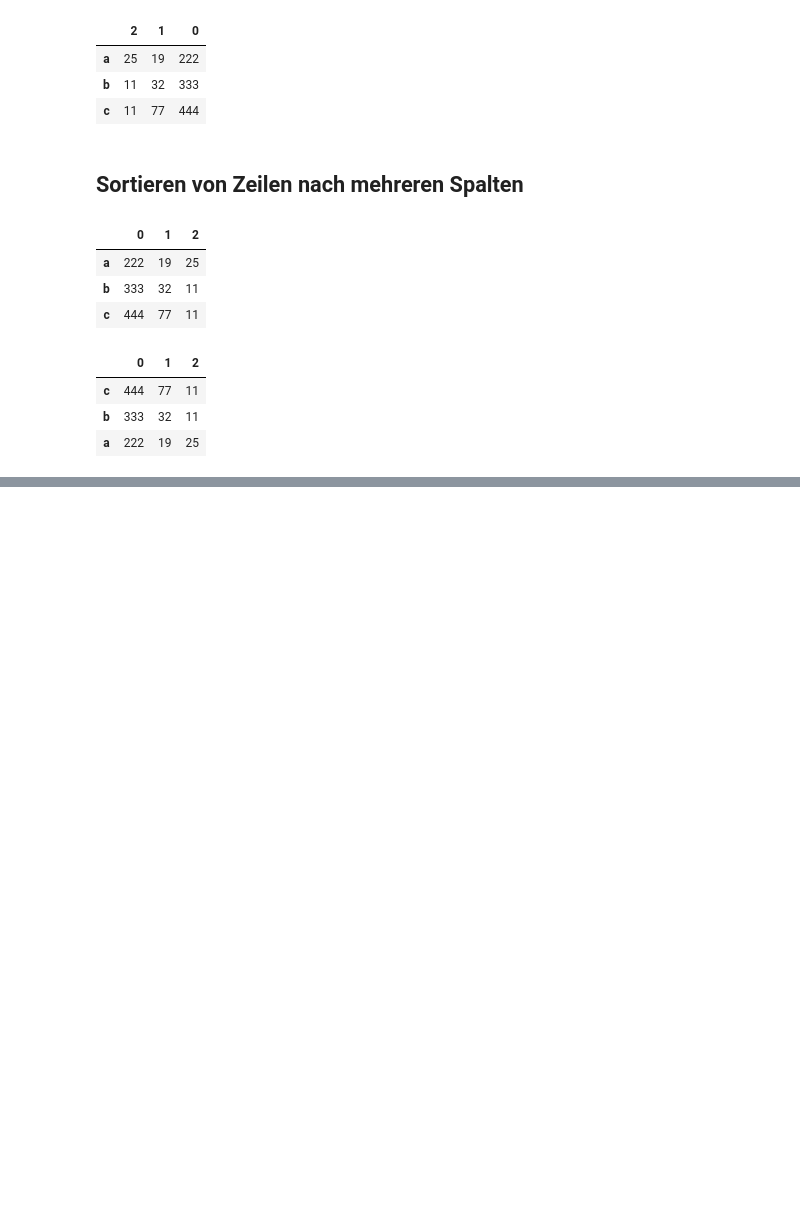
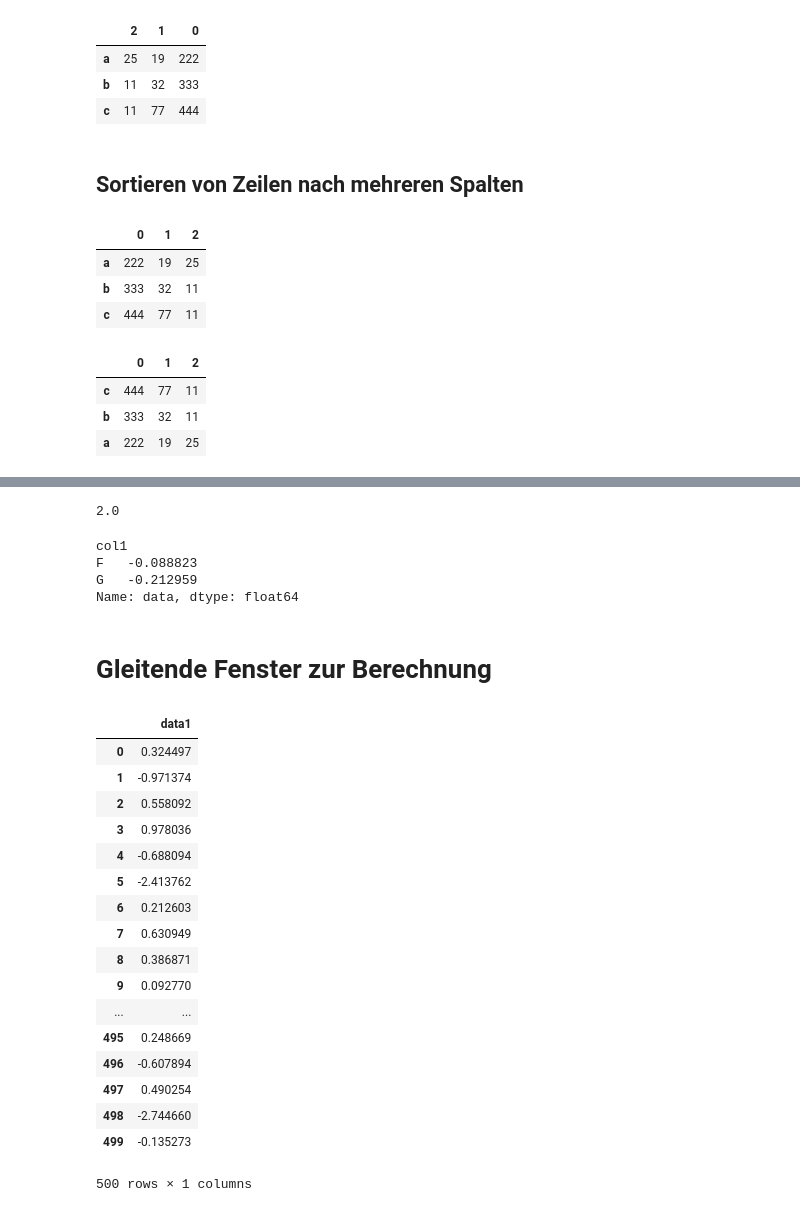
Before and after one commit to juebrauer/course_introduction_to_python, a Jupyter notebook: 06_pandas_datenstrukturen/pandas_datenstrukturen.ipynb, the cells around one changed output, grey strips where cells are left out. Drawn from its saved outputs; the diff is of its cells as text; code cells hidden in the pictures; blank space fills up the shorter version.

```diff
--- a/06_pandas_datenstrukturen/pandas_datenstrukturen.ipynb
+++ b/06_pandas_datenstrukturen/pandas_datenstrukturen.ipynb
@@ -1080,0 +1188,13 @@ df.sort_values(by=[2,1], ascending=[True,False])
+# %%
+my_mean( [1,2,3] )
+# %% [output]
+2.0
+# %%
+grouped.agg( my_mean )
+# %% [output]
+col1
+F   -0.088823
+G   -0.212959
+Name: data, dtype: float64
+# %% [markdown]
+# Gleitende Fenster zur Berechnung
@@ -1080,0 +1205,21 @@ df.sort_values(by=[2,1], ascending=[True,False])
+# %%
+df
+# %% [output]
+|  | data1 |
+| 0 | 0.324497 |
+| 1 | -0.971374 |
+| 2 | 0.558092 |
+| 3 | 0.978036 |
+| 4 | -0.688094 |
+| 5 | -2.413762 |
+| 6 | 0.212603 |
+| 7 | 0.630949 |
+| 8 | 0.386871 |
+| 9 | 0.092770 |
+| ... | ... |
+| 495 | 0.248669 |
+| 496 | -0.607894 |
+| 497 | 0.490254 |
+| 498 | -2.744660 |
+| 499 | -0.135273 |
+500 rows × 1 columns
```
Also changed, not shown: parts of 22 cells of this notebook.
